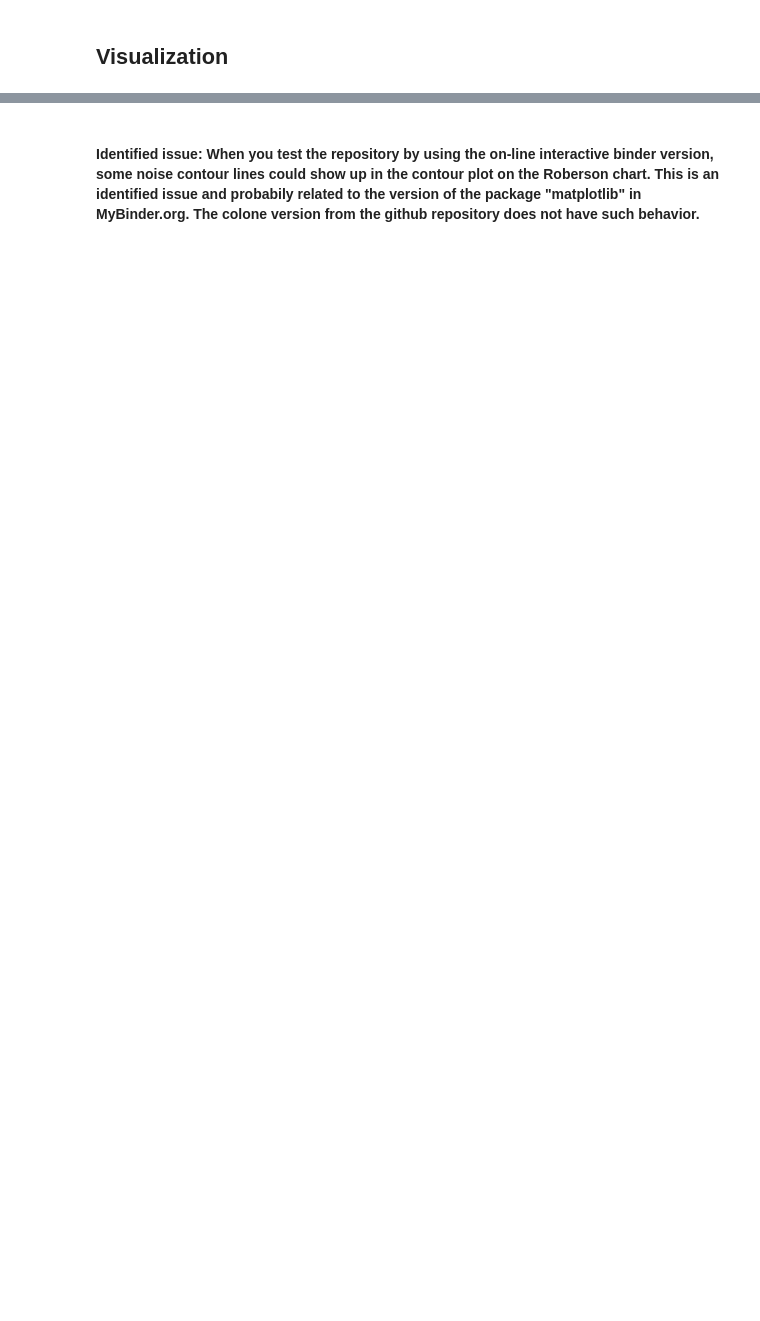
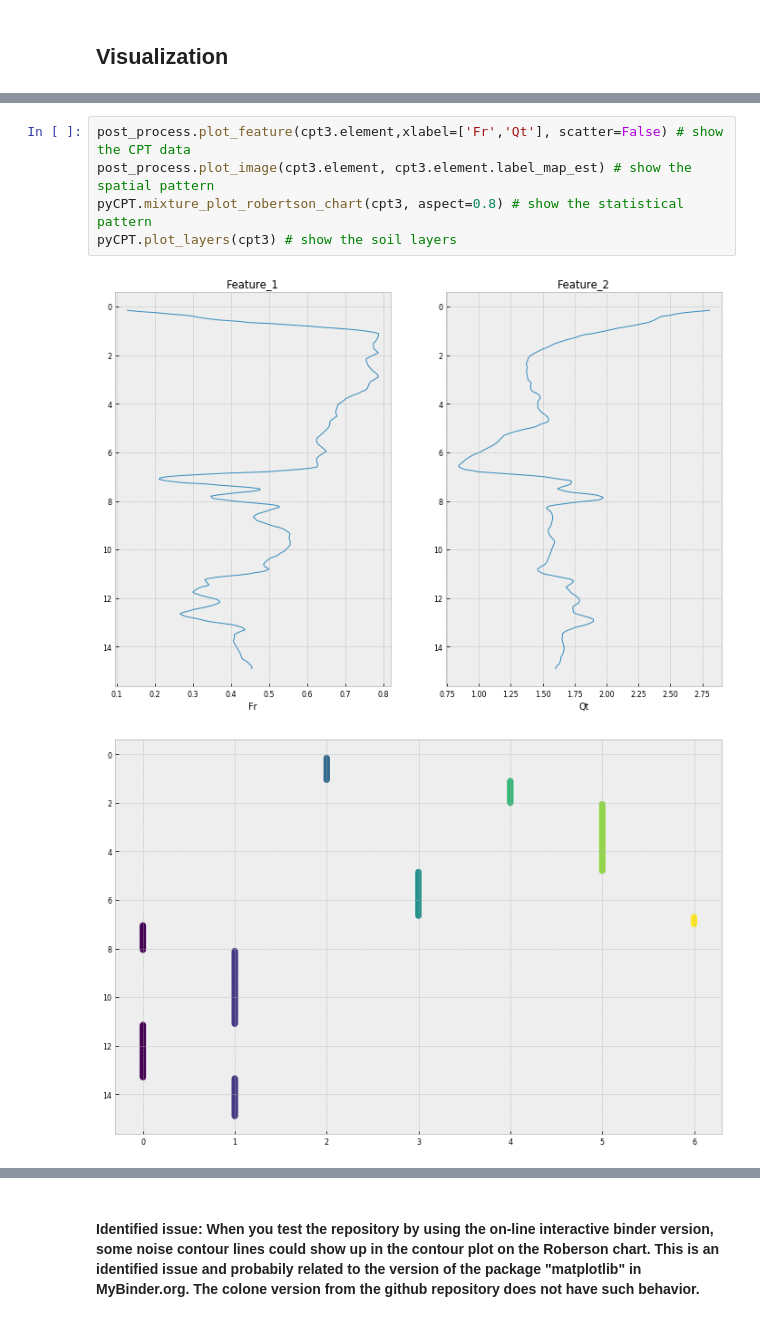
Before and after one commit to hwang051785/pyCPT, a Jupyter notebook: jupyter_notebooks/pyCPT_test.ipynb, the cells around one changed output, grey strips where cells are left out. Cells and saved outputs as stored; diff of their text form; blank space fills up the shorter version.

```diff
--- a/jupyter_notebooks/pyCPT_test.ipynb
+++ b/jupyter_notebooks/pyCPT_test.ipynb
@@ -83,0 +151,8 @@ pyCPT.plot_layers(cpt2) # show the soil layers
+# %%
+post_process.plot_feature(cpt3.element,xlabel=['Fr','Qt'], scatter=False) # show the CPT data
+post_process.plot_image(cpt3.element, cpt3.element.label_map_est) # show the spatial pattern
+pyCPT.mixture_plot_robertson_chart(cpt3, aspect=0.8) # show the statistical pattern
+pyCPT.plot_layers(cpt3) # show the soil layers
+# %% [output]
+[figure, added]
+[figure, added]
```
Also changed, not shown: parts of 16 cells of this notebook, 3 other files.
